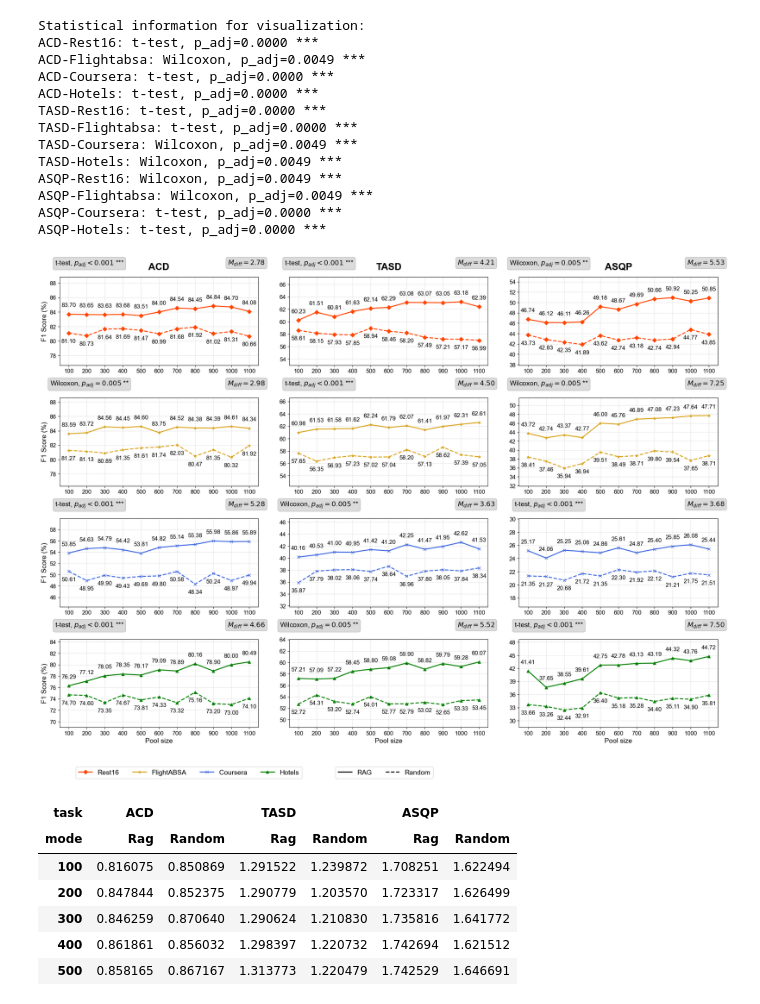
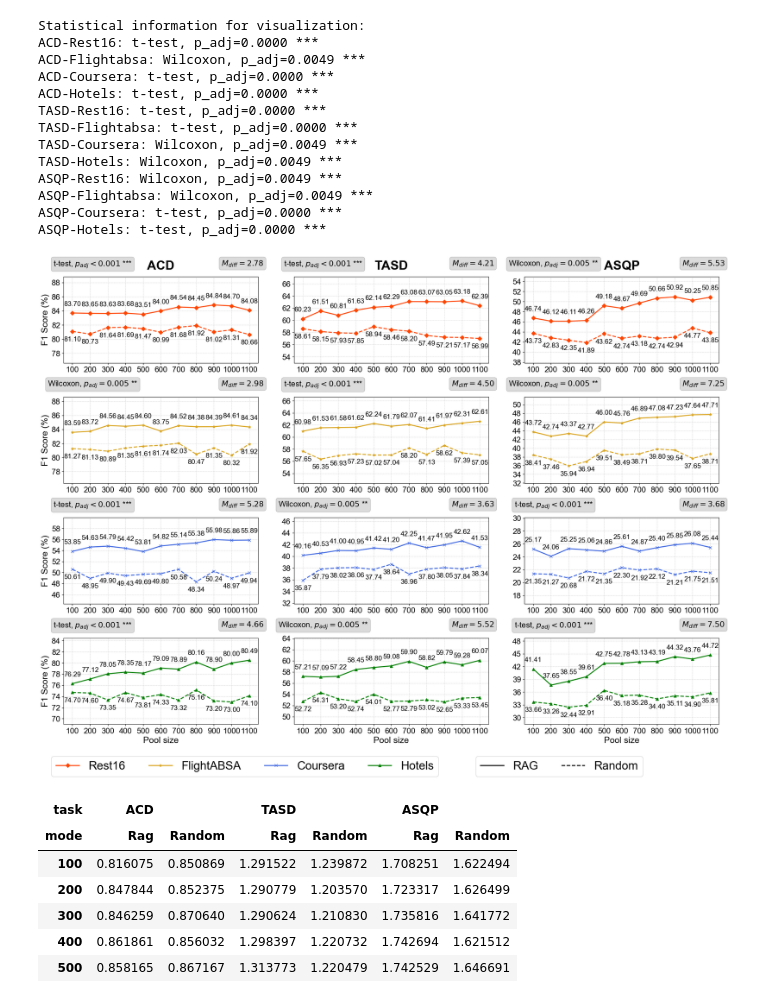
Before and after one commit to NilsHellwig/ABSA-annotation-tool, a Jupyter notebook: evaluation/report.ipynb, the cells around one changed output. Cells and saved outputs as stored; diff of their text form; code cells hidden in the pictures.

```diff
--- a/evaluation/report.ipynb
+++ b/evaluation/report.ipynb
@@ -293,7 +293,7 @@ for i, task in enumerate(tasks):
 
             test_info = f"{test_type}, {p_text} {sig_symbol}"
             ax.text(0.15, 1.2, test_info, transform=ax.transAxes,
-                   fontsize=14, ha='center', va='top',
+                   fontsize=16, ha='center', va='top',
                    bbox=dict(boxstyle="round,pad=0.3", facecolor='lightgray', alpha=0.8,
                             edgecolor='gray', linewidth=0.5))
 
@@ -301,8 +301,8 @@ for i, task in enumerate(tasks):
         if (task, dataset) in diff_info:
             m_diff = diff_info[(task, dataset)]
             diff_text = rf"$M_{{diff}} = {m_diff:.2f}$"
-            ax.text(0.94, 1.2, diff_text, transform=ax.transAxes,
-                   fontsize=14, ha='center', va='top',
+            ax.text(0.92, 1.2, diff_text, transform=ax.transAxes,
+                   fontsize=16, ha='center', va='top',
                    bbox=dict(boxstyle="round,pad=0.3", facecolor='lightgray', alpha=0.8,
                             edgecolor='gray', linewidth=0.5))
 
@@ -314,7 +314,7 @@ for i, task in enumerate(tasks):
             ax.plot(k_list, f1_list, label=label, color=colors[j], linestyle='-', linewidth=2, marker=marker, markersize=6)
             # Annotate F1 values
             for x, y in zip(k_list, f1_list):
-                ax.annotate(f'{y:.2f}', (x, y), textcoords="offset points", xytext=(0,15), ha='center', fontsize=12)
+                ax.annotate(f'{y:.2f}', (x, y), textcoords="offset points", xytext=(0,15), ha='center', fontsize=14)
 
         # Plot Random points
         if key_random in f1_scores_all and "f1" in f1_scores_all[key_random] and len(f1_scores_all[key_random]["f1"]) > 0:
@@ -324,7 +324,7 @@ for i, task in enumerate(tasks):
             ax.plot(k_list_r, f1_list_r, color=colors[j], linestyle='--', linewidth=2, marker=marker, markersize=6)  # Dashed line for Random
             # Annotate F1 values
             for x, y in zip(k_list_r, f1_list_r):
-                ax.annotate(f'{y:.2f}', (x, y), textcoords="offset points", xytext=(0,-20), ha='center', fontsize=12)
+                ax.annotate(f'{y:.2f}', (x, y), textcoords="offset points", xytext=(0,-20), ha='center', fontsize=14)
 
         # Set y-axis limits with +1/-1 padding
         if all_y_values:
@@ -345,45 +345,45 @@ for i, task in enumerate(tasks):
 
         # Titles and labels
         if j == 0:
-            ax.set_title(f'{task.upper()}', fontsize=20, fontweight='bold', y=1.05)
+            ax.set_title(f'{task.upper()}', fontsize=26, fontweight='bold', y=1.05)
         if i == 0:
-            ax.set_ylabel(f'F1 Score (%)', fontsize=14)
+            ax.set_ylabel(f'F1 Score (%)', fontsize=18)
         if j == 3:
-            ax.set_xlabel('Pool size', fontsize=14)
+            ax.set_xlabel('Pool size', fontsize=18)
 
         # Increase tick label size
-        ax.tick_params(axis='both', labelsize=12)
+        ax.tick_params(axis='both', labelsize=16)
 
 # Collect handles and labels for common legend
 handles, labels = [], []
 for ax in axes.flatten():
     h, l = ax.get_legend_handles_labels()
     handles.extend(h)
     labels.extend(l)
 
 # Remove duplicates
 unique_labels = list(dict.fromkeys(labels))  # Preserve order
 unique_labels = ["Rest16", "FlightABSA", "Coursera", "Hotels"]
 unique_handles = [handles[labels.index(label)] for label in unique_labels if label in labels]
 
 # Add legend for line styles (RAG vs Random)
 from matplotlib.lines import Line2D
 legend_elements = [
     Line2D([0], [0], color='black', linestyle='-', linewidth=2, label='RAG'),
     Line2D([0], [0], color='black', linestyle='--', linewidth=2, label='Random')
 ]
 
 # Main legend for datasets
-fig.legend(unique_handles, unique_labels, loc='lower center', ncol=4, fontsize=14, bbox_to_anchor=(0.22, -0.01))
+fig.legend(unique_handles, unique_labels, loc='lower center', ncol=4, fontsize=24, bbox_to_anchor=(0.3, -0.01))
 
 # Secondary legend for line styles
-fig.legend(legend_elements, ['RAG', 'Random'], loc='lower center', ncol=2, fontsize=14, bbox_to_anchor=(0.5, -0.01))
+fig.legend(legend_elements, ['RAG', 'Random'], loc='lower center', ncol=2, fontsize=24, bbox_to_anchor=(0.75, -0.01))
 
 plt.tight_layout(rect=[0, 0.05, 1, 1])
 plt.savefig("performance_plot.pdf", dpi=300, bbox_inches="tight")
 plt.show()
 # %% [output]
-[figure, old version]
+[figure, new version]
 # %%
 times_all = {}
 modes = ["random", "rag"]
```
Also changed, not shown: 1 other file.
